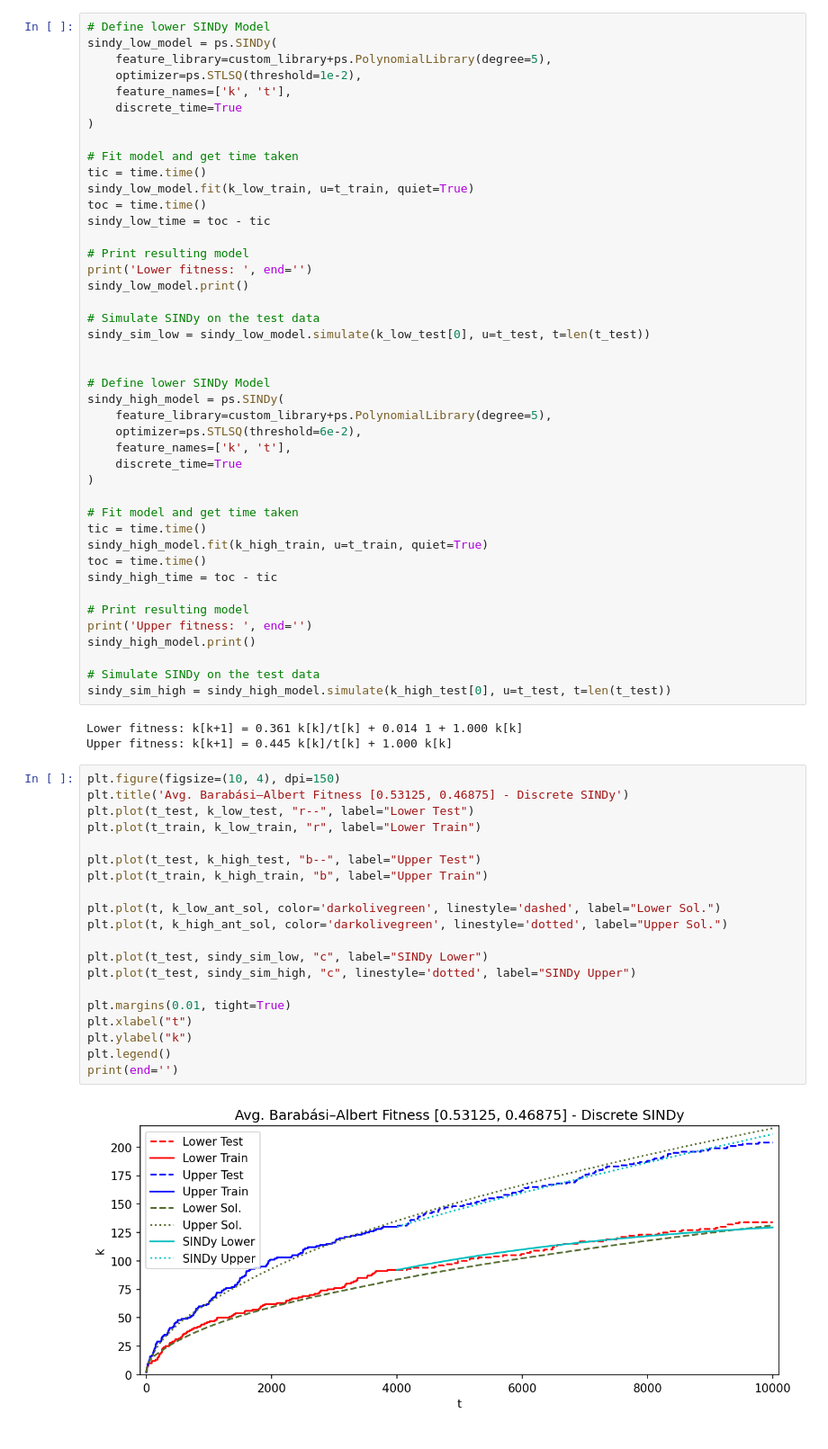
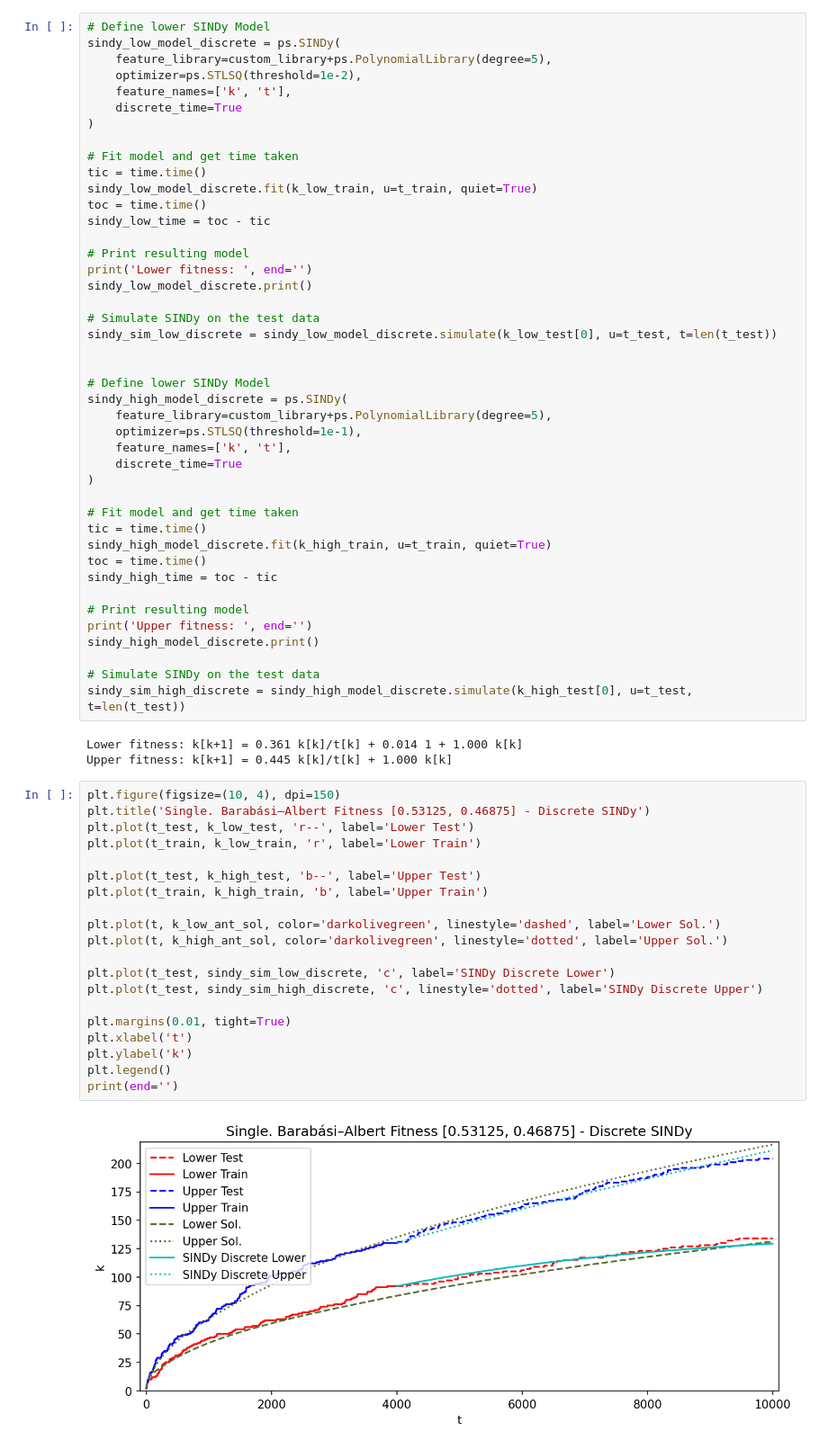
Before and after one commit to DavidContrerasFranco/Data-Driven-Dynamics-Understanding, a Jupyter notebook: Notebooks/barabasi_tight_fitness_model.ipynb, the cells around one changed output. Shown at 90% size. Saved outputs shown, nothing was run; the diff lists cells and outputs as text.

Commit message:
Rössler, BA Figures, and Publishing

```diff
--- a/Notebooks/barabasi_tight_fitness_model.ipynb
+++ b/Notebooks/barabasi_tight_fitness_model.ipynb
@@ -464,6 +515,6 @@ get_metrics_df(k_high_test, sol_terms, sindy_high_model, narmax_high_model, sind
 # %%
 # Define lower SINDy Model
-sindy_low_model = ps.SINDy(
+sindy_low_model_discrete = ps.SINDy(
     feature_library=custom_library+ps.PolynomialLibrary(degree=5),
     optimizer=ps.STLSQ(threshold=1e-2),
     feature_names=['k', 't'],
@@ -472,60 +523,60 @@ sindy_low_model = ps.SINDy(
 
 # Fit model and get time taken
 tic = time.time()
-sindy_low_model.fit(k_low_train, u=t_train, quiet=True)
+sindy_low_model_discrete.fit(k_low_train, u=t_train, quiet=True)
 toc = time.time()
 sindy_low_time = toc - tic
 
 # Print resulting model
 print('Lower fitness: ', end='')
-sindy_low_model.print()
+sindy_low_model_discrete.print()
 
 # Simulate SINDy on the test data
-sindy_sim_low = sindy_low_model.simulate(k_low_test[0], u=t_test, t=len(t_test))
+sindy_sim_low_discrete = sindy_low_model_discrete.simulate(k_low_test[0], u=t_test, t=len(t_test))
 
 
 # Define lower SINDy Model
-sindy_high_model = ps.SINDy(
+sindy_high_model_discrete = ps.SINDy(
     feature_library=custom_library+ps.PolynomialLibrary(degree=5),
-    optimizer=ps.STLSQ(threshold=6e-2),
+    optimizer=ps.STLSQ(threshold=1e-1),
     feature_names=['k', 't'],
     discrete_time=True
 )
 
 # Fit model and get time taken
 tic = time.time()
-sindy_high_model.fit(k_high_train, u=t_train, quiet=True)
+sindy_high_model_discrete.fit(k_high_train, u=t_train, quiet=True)
 toc = time.time()
 sindy_high_time = toc - tic
 
 # Print resulting model
 print('Upper fitness: ', end='')
-sindy_high_model.print()
+sindy_high_model_discrete.print()
 
 # Simulate SINDy on the test data
-sindy_sim_high = sindy_high_model.simulate(k_high_test[0], u=t_test, t=len(t_test))
+sindy_sim_high_discrete = sindy_high_model_discrete.simulate(k_high_test[0], u=t_test, t=len(t_test))
 # %% [output]
 Lower fitness: k[k+1] = 0.361 k[k]/t[k] + 0.014 1 + 1.000 k[k]
 Upper fitness: k[k+1] = 0.445 k[k]/t[k] + 1.000 k[k]
 # %%
 plt.figure(figsize=(10, 4), dpi=150)
-plt.title('Avg. Barabási–Albert Fitness [0.53125, 0.46875] - Discrete SINDy')
-plt.plot(t_test, k_low_test, "r--", label="Lower Test")
-plt.plot(t_train, k_low_train, "r", label="Lower Train")
+plt.title('Single. Barabási–Albert Fitness [0.53125, 0.46875] - Discrete SINDy')
+plt.plot(t_test, k_low_test, 'r--', label='Lower Test')
+plt.plot(t_train, k_low_train, 'r', label='Lower Train')
 
-plt.plot(t_test, k_high_test, "b--", label="Upper Test")
-plt.plot(t_train, k_high_train, "b", label="Upper Train")
+plt.plot(t_test, k_high_test, 'b--', label='Upper Test')
+plt.plot(t_train, k_high_train, 'b', label='Upper Train')
 
-plt.plot(t, k_low_ant_sol, color='darkolivegreen', linestyle='dashed', label="Lower Sol.")
-plt.plot(t, k_high_ant_sol, color='darkolivegreen', linestyle='dotted', label="Upper Sol.")
+plt.plot(t, k_low_ant_sol, color='darkolivegreen', linestyle='dashed', label='Lower Sol.')
+plt.plot(t, k_high_ant_sol, color='darkolivegreen', linestyle='dotted', label='Upper Sol.')
 
-plt.plot(t_test, sindy_sim_low, "c", label="SINDy Lower")
-plt.plot(t_test, sindy_sim_high, "c", linestyle='dotted', label="SINDy Upper")
+plt.plot(t_test, sindy_sim_low_discrete, 'c', label='SINDy Discrete Lower')
+plt.plot(t_test, sindy_sim_high_discrete, 'c', linestyle='dotted', label='SINDy Discrete Upper')
 
 plt.margins(0.01, tight=True)
-plt.xlabel("t")
-plt.ylabel("k")
+plt.xlabel('t')
+plt.ylabel('k')
 plt.legend()
 print(end='')
 # %% [output]
-[figure, old version]
+[figure, new version]
```
Also changed, not shown: parts of 13 cells of this notebook, 47 other files.
